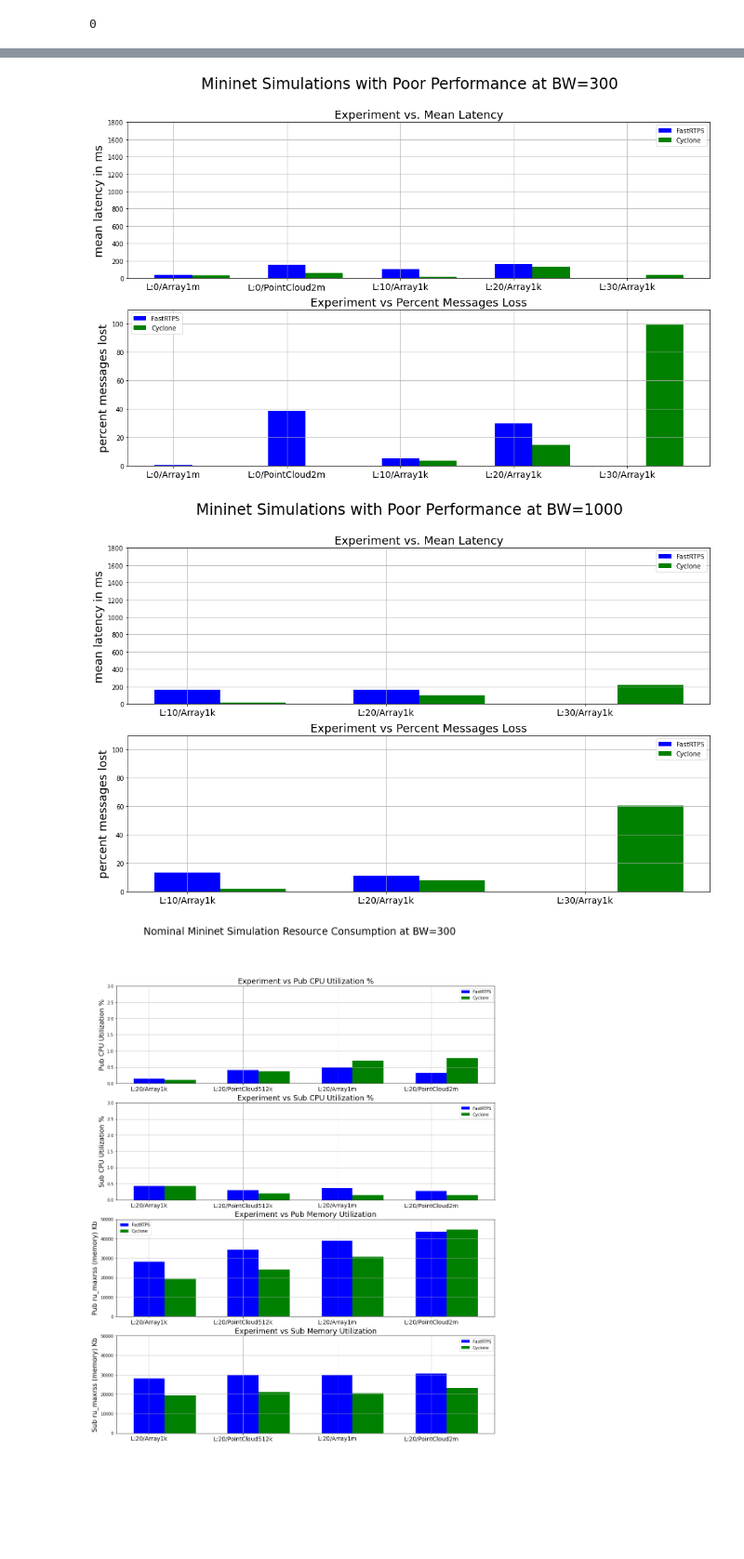
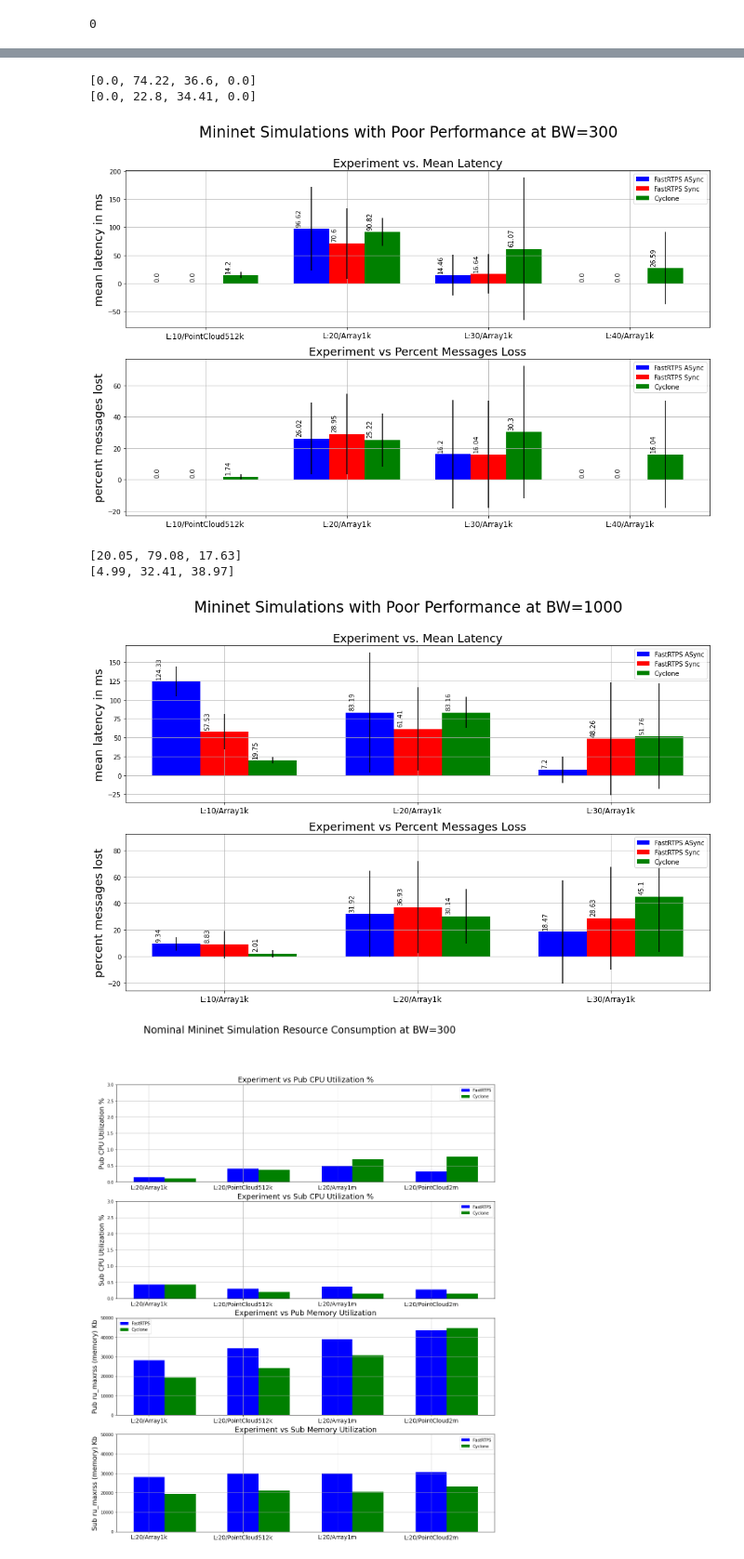
Before and after one commit to osrf/TSC-RMW-Reports, a Jupyter notebook: galactic/MininetExperimentResults.ipynb, the cells around one changed output, grey strips where cells are left out. Shown at 93% size. Drawn from its saved outputs; the diff is of its cells as text; code cells hidden in the pictures; blank space fills up the shorter version.

Commit message:
Now using set means from experiments, Need to change error bars from std to [min,max]

```diff
--- a/galactic/MininetExperimentResults.ipynb
+++ b/galactic/MininetExperimentResults.ipynb
@@ -41,6 +41,7 @@ def build_file_list(directory,clip=None):
         runs = glob.glob(dir_name+"/*",recursive=True)
         for run in runs:
             values = run.split("/")
+            file_set = {}
             file_set["experiment"] = values[-2]
             file_set["run"] = values[-1]
             test = glob.glob(run+"/*",recursive=True)
@@ -322,19 +330,0 @@ Cyclone lost packets with average magnitude: 8.009153318077804 for BW1000-L20-R3
-# %%
-cutoff = 30
-print(cutoff)
-temp = cyclone_df[cyclone_df['sub_mean_latency_mean (ms)'] > cutoff]
-for i in range(0,len(temp)):
-    print("Cyclone latency with average magnitude: {0} for BW{1}-L{2}-R{3}-{4}".format(temp.iloc[i]["sub_mean_latency_mean (ms)"],temp.iloc[i].bandwidth,temp.iloc[i].loss,temp.iloc[i].message_rate,temp.iloc[i].message_type,temp.iloc[i].json_fname))
-    sample = (temp.iloc[i].bandwidth,
-              temp.iloc[i].loss,
-              temp.iloc[i].message_type)
-    to_plot.append(sample)
-
-print("----------------")
-temp = fast_df[fast_df['sub_mean_latency_mean (ms)'] > cutoff]
-for i in range(0,len(temp)):
-    print("Fast latency with average magnitude: {0} for BW{1}-L{2}-R{3}-{4}".format(temp.iloc[i]["sub_mean_latency_mean (ms)"],temp.iloc[i].bandwidth,temp.iloc[i].loss,temp.iloc[i].message_rate,temp.iloc[i].message_type,temp.iloc[i].json_fname))
-    sample = (temp.iloc[i].bandwidth,
-              temp.iloc[i].loss,
-              temp.iloc[i].message_type)
-    to_plot.append(sample)
@@ -417,13 +431,17 @@ plt.savefig("PoorPerformersBW54.png")
 # %%
-out = generate_mininet_plot(fast_df,cyclone_df,bw_300,"Mininet Simulations with Poor Performance at BW=300")
-plt.savefig("PoorPerformersBW300.png")
+out = generate_mininet_plot(fast_sync_run_avg_df,fast_async_run_avg_df,cyclone_run_avg_df,bw_300,"Mininet Simulations with Poor Performance at BW=300")
+plt.savefig("./plots/PoorPerformersBW300.png")
 # %% [output]
+[0.0, 74.22, 36.6, 0.0]
+[0.0, 22.8, 34.41, 0.0]
-[figure, old version]
+[figure, new version]
 # %%
-out = generate_mininet_plot(fast_df,cyclone_df,bw_1000,"Mininet Simulations with Poor Performance at BW=1000")
-plt.savefig("PoorPerformersBW1000.png")
+out = generate_mininet_plot(fast_sync_run_avg_df,fast_async_run_avg_df,cyclone_run_avg_df,bw_1000,"Mininet Simulations with Poor Performance at BW=1000")
+plt.savefig("./plots/PoorPerformersBW1000.png")
 # %% [output]
+[20.05, 79.08, 17.63]
+[4.99, 32.41, 38.97]
-[figure, old version]
+[figure, new version]
 # %%
 def generate_mininet_plot_good_conditions(fast_df, cyclone_df, render_set,super_title):
     to_plot = ['pub_mean_cpu_usage (%)','sub_mean_cpu_usage (%)',"pub_mean_ru_maxrss","sub_mean_ru_maxrss"]
```
Also changed, not shown: parts of 8 cells of this notebook, 1 other file.
